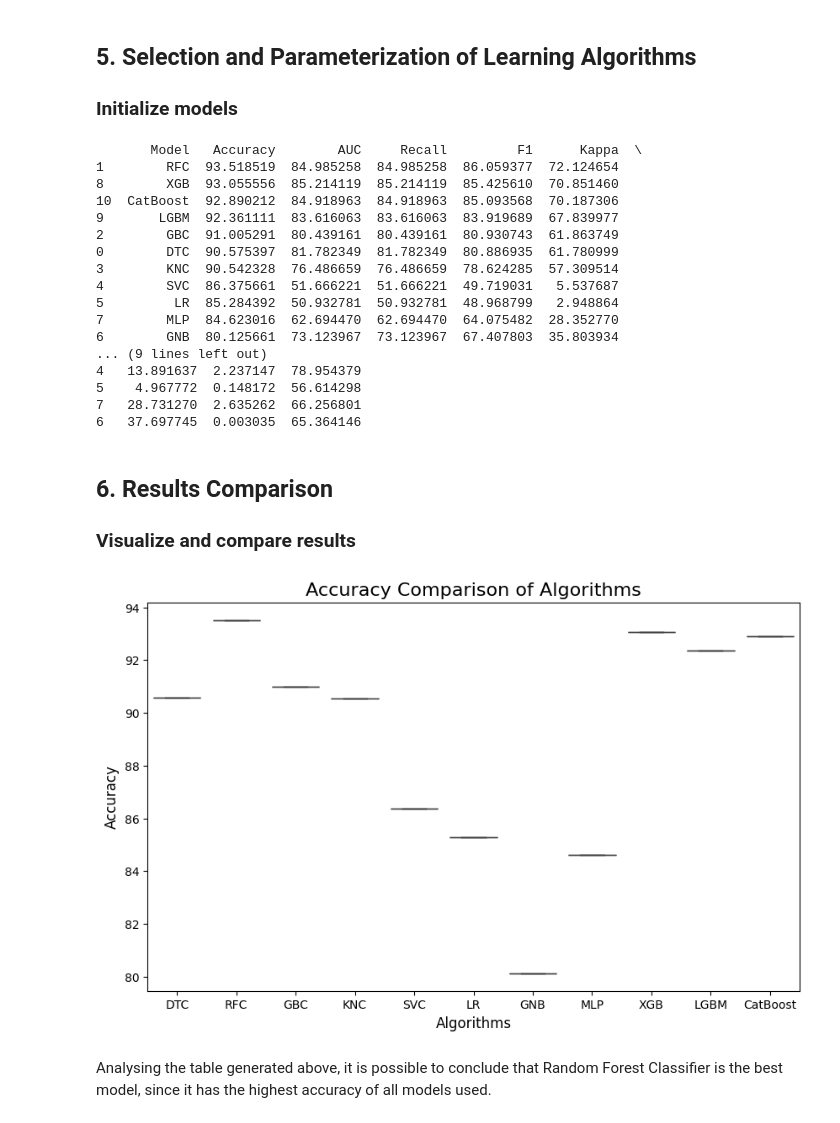
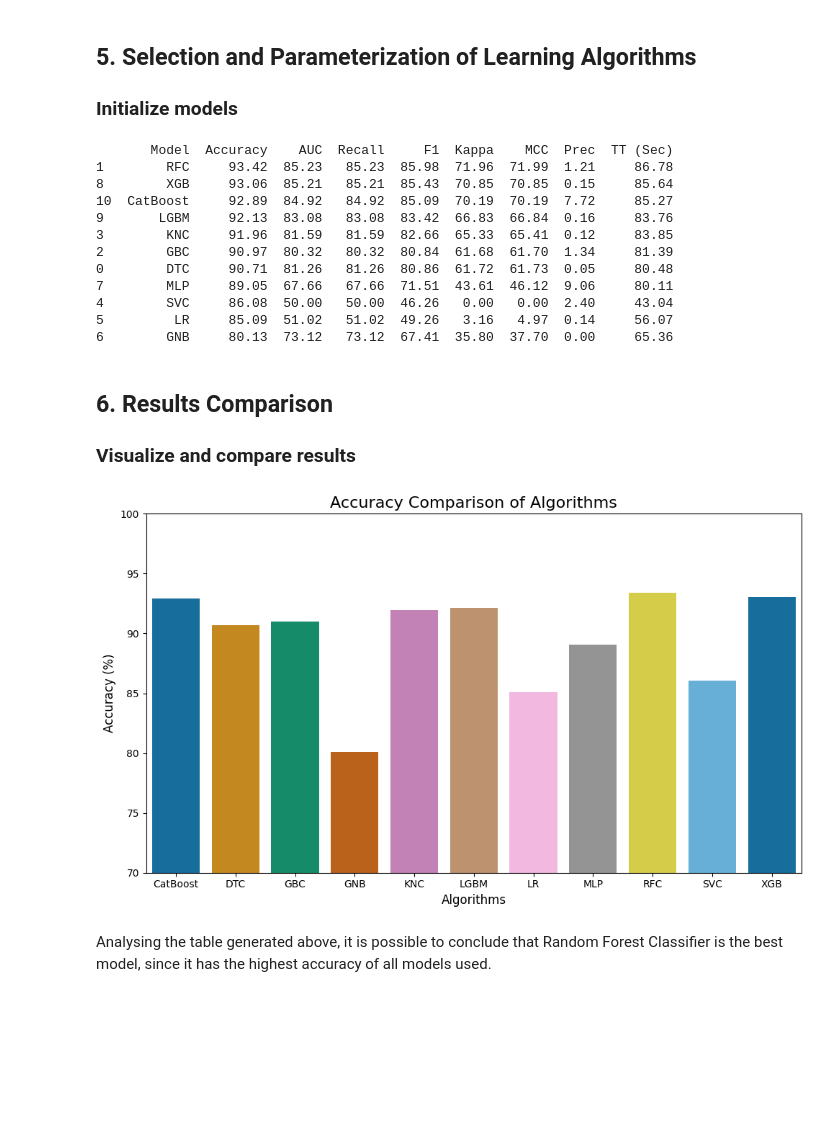
Before and after one commit to leonor-f/AIprojects, a Jupyter notebook: proj2/spruce_tree.ipynb, the cells around one changed output. Drawn from its saved outputs; the diff is of its cells as text; code cells hidden in the pictures; blank space fills up the shorter version.

```diff
--- a/proj2/spruce_tree.ipynb
+++ b/proj2/spruce_tree.ipynb
@@ -89,0 +92,9 @@ data.drop(soil_type_cols, axis=1, inplace=True)
+# %%
+data['Elevation'] = (data['Elevation'] - data['Elevation'].min()) / (data['Elevation'].max() - data['Elevation'].min())
+data['Slope'] = (data['Slope'] - data['Slope'].min()) / (data['Slope'].max() - data['Slope'].min())
+data['Horizontal_Distance_To_Hydrology'] = (data['Horizontal_Distance_To_Hydrology'] - data['Horizontal_Distance_To_Hydrology'].min()) / (data['Horizontal_Distance_To_Hydrology'].max() - data['Horizontal_Distance_To_Hydrology'].min())
+data['Vertical_Distance_To_Hydrology'] = (data['Vertical_Distance_To_Hydrology'] - data['Vertical_Distance_To_Hydrology'].min()) / (data['Vertical_Distance_To_Hydrology'].max() - data['Vertical_Distance_To_Hydrology'].min())
+data['Horizontal_Distance_To_Roadways'] = (data['Horizontal_Distance_To_Roadways'] - data['Horizontal_Distance_To_Roadways'].min()) / (data['Horizontal_Distance_To_Roadways'].max() - data['Horizontal_Distance_To_Roadways'].min())
+data['Horizontal_Distance_To_Fire_Points'] = (data['Horizontal_Distance_To_Fire_Points'] - data['Horizontal_Distance_To_Fire_Points'].min()) / (data['Horizontal_Distance_To_Fire_Points'].max() - data['Horizontal_Distance_To_Fire_Points'].min())
+
+data.head()
@@ -245,9 +265,6 @@ results = []
 
 for model, model_name in zip(models, model_names):
     start_time = time.time()
-
-
-
     model.fit(X_train, y_train)
     y_pred = model.predict(X_test)
     total_time = time.time() - start_time
@@ -268,50 +285,49 @@ results_df = pd.DataFrame(results, columns=columns)
 # Sort the DataFrame by the 'Accuracy' column in descending order
 sorted_results_df = results_df.sort_values(by='Accuracy', ascending=False)
 
-print(sorted_results_df)
+print(sorted_results_df.round(2))
 # %% [output]
-       Model   Accuracy        AUC     Recall         F1      Kappa  \
-1        RFC  93.518519  84.985258  84.985258  86.059377  72.124654
-8        XGB  93.055556  85.214119  85.214119  85.425610  70.851460
-10  CatBoost  92.890212  84.918963  84.918963  85.093568  70.187306
-9       LGBM  92.361111  83.616063  83.616063  83.919689  67.839977
-2        GBC  91.005291  80.439161  80.439161  80.930743  61.863749
-0        DTC  90.575397  81.782349  81.782349  80.886935  61.780999
-3        KNC  90.542328  76.486659  76.486659  78.624285  57.309514
-4        SVC  86.375661  51.666221  51.666221  49.719031   5.537687
-5         LR  85.284392  50.932781  50.932781  48.968799   2.948864
-7        MLP  84.623016  62.694470  62.694470  64.075482  28.352770
-6        GNB  80.125661  73.123967  73.123967  67.407803  35.803934
-... (9 lines left out)
-4   13.891637  2.237147  78.954379
-5    4.967772  0.148172  56.614298
-7   28.731270  2.635262  66.256801
-6   37.697745  0.003035  65.364146
+       Model  Accuracy    AUC  Recall     F1  Kappa    MCC  Prec  TT (Sec)
+1        RFC     93.42  85.23   85.23  85.98  71.96  71.99  1.21     86.78
+8        XGB     93.06  85.21   85.21  85.43  70.85  70.85  0.15     85.64
+10  CatBoost     92.89  84.92   84.92  85.09  70.19  70.19  7.72     85.27
+9       LGBM     92.13  83.08   83.08  83.42  66.83  66.84  0.16     83.76
+3        KNC     91.96  81.59   81.59  82.66  65.33  65.41  0.12     83.85
+2        GBC     90.97  80.32   80.32  80.84  61.68  61.70  1.34     81.39
+0        DTC     90.71  81.26   81.26  80.86  61.72  61.73  0.05     80.48
+7        MLP     89.05  67.66   67.66  71.51  43.61  46.12  9.06     80.11
+4        SVC     86.08  50.00   50.00  46.26   0.00   0.00  2.40     43.04
+5         LR     85.09  51.02   51.02  49.26   3.16   4.97  0.14     56.07
+6        GNB     80.13  73.12   73.12  67.41  35.80  37.70  0.00     65.36
 # %% [markdown]
 ## 6. Results Comparison
 ### Visualize and compare results
 # %%
-accuracy_data = []
-for model_name in model_names:
-    accuracy_scores = results_df.loc[results_df['Model'] == model_name, 'Accuracy'].values
-    accuracy_data.append(accuracy_scores)
+# Create a DataFrame with model names and accuracy scores
+accuracy_data = pd.DataFrame({'Model': model_names, 'Accuracy': [results_df.loc[results_df['Model'] == model_name, 'Accuracy'].values for model_name in model_names]})
+accuracy_data = accuracy_data.explode('Accuracy')
 
-# Create the box plot
+# Calculate mean accuracy for each model
+mean_accuracy = accuracy_data.groupby('Model')['Accuracy'].mean().reset_index()
+
+# Create the bar plot
 fig, ax = plt.subplots(figsize=(10, 6))
-ax = sns.boxplot(data=accuracy_data)
+ax = sns.barplot(x='Model', y='Accuracy', data=mean_accuracy, palette='colorblind', order=mean_accuracy['Model'].values)
 
-# Add x-tick labels with model names
-ax.set_xticklabels(model_names)
+# Set y-axis limits
+ax.set_ylim(70, 100)
+ax.set_yticks(range(70, 101, 5))
 
 # Add labels and title
 ax.set_xlabel('Algorithms', fontsize=12)
-ax.set_ylabel('Accuracy', fontsize=12)
+ax.set_ylabel('Accuracy (%)', fontsize=12)
 ax.set_title('Accuracy Comparison of Algorithms', fontsize=16)
 
 # Show the plot
+plt.tight_layout()
 plt.show()
 # %% [output]
-[figure, old version]
+[figure, new version]
 # %% [markdown]
 Analysing the table generated above, it is possible to conclude that Random Forest Classifier is the best model, since it has the highest accuracy of all models used.
 # %%
```
Also changed, not shown: parts of 10 cells of this notebook, 5 other files.
